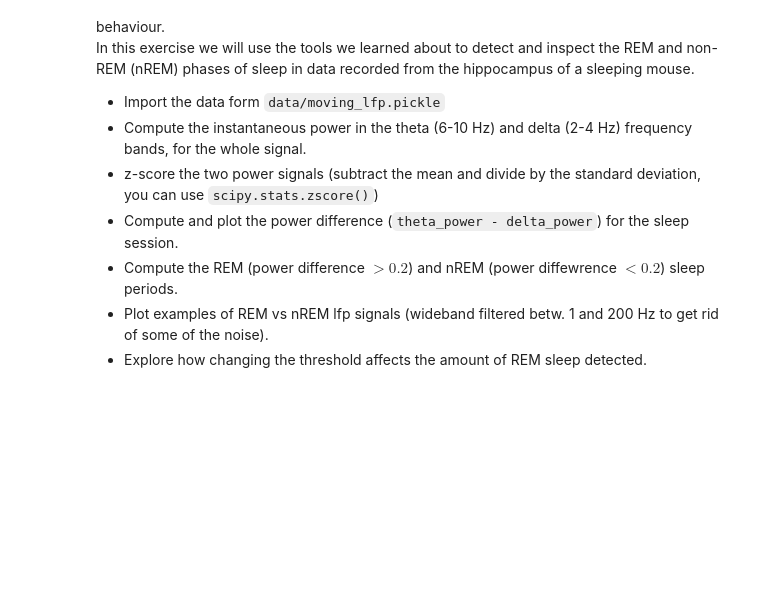
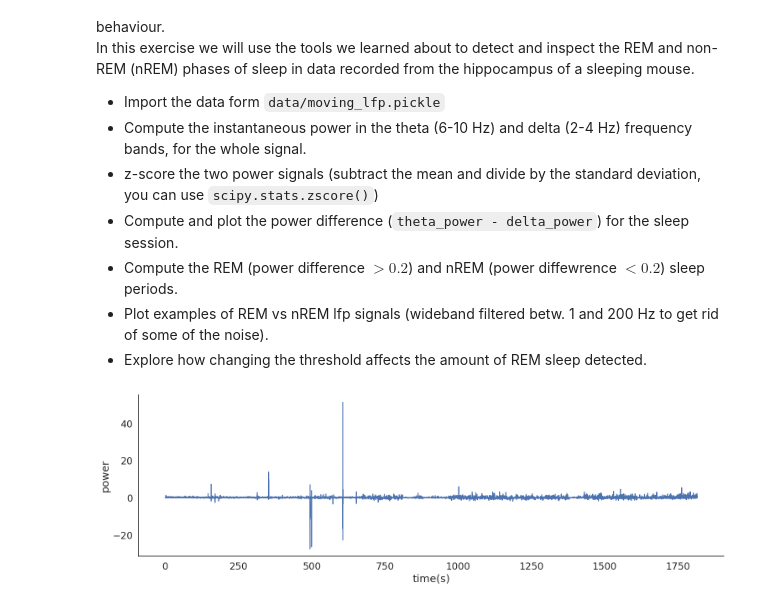
Before and after one commit to TSchwierz/NeuroAnalysis, a Jupyter notebook: LFPexercise.ipynb, the cells around one changed output. Drawn from its saved outputs; the diff is of its cells as text; code cells hidden in the pictures; blank space fills up the shorter version.

```diff
--- a/LFPexercise.ipynb
+++ b/LFPexercise.ipynb
@@ -154,0 +172,28 @@ In this exercise we will use the tools we learned about to detect and inspect th
+# %%
+def getPower(sig, low_f, high_f):
+    sig = sig - np.mean(sig)
+    frequencies =  np.linspace(low_f,high_f,50)/sampling_rate
+    wavelet = 'cmor1.0-1.0'
+    scales = scale2frequency(wavelet, frequencies)
+    cwtmatr, _ = cwt(sig, wavelet=wavelet, scales=scales, sampling_period=1.0/sampling_rate)
+    return np.mean(abs(cwtmatr)**2,axis=0)
+# %%
+with open('data/sleep_lfp.pickle', 'rb') as handle:
+    lfp_data = pickle.load(handle)
+
+sleep_lfp = lfp_data['lfp']
+sampling_rate = lfp_data['sampling_rate']
+n = len(sleep_lfp)/sampling_rate # loaded seconds
+x = np.linspace(0,n,N(n))
+
+theta = zscore(getPower(6, 10))
+delta = zscore(getPower(2, 4))
+# %%
+dif = theta-delta
+
+plt.plot(x, dif)
+plt.ylabel("power")
+plt.xlabel("time(s)")
+plt.show()
+# %% [output]
+[figure, added]
```
Also changed, not shown: parts of 11 cells of this notebook.
